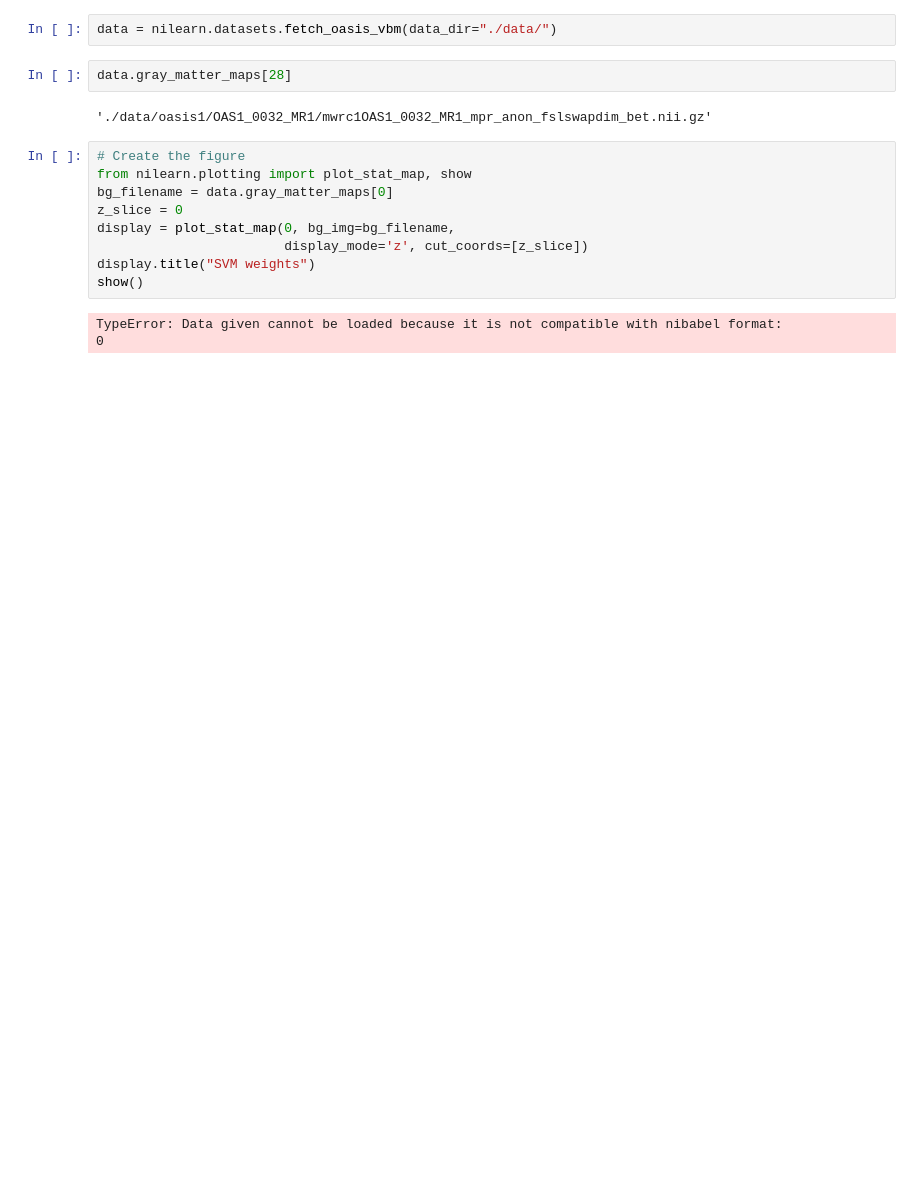
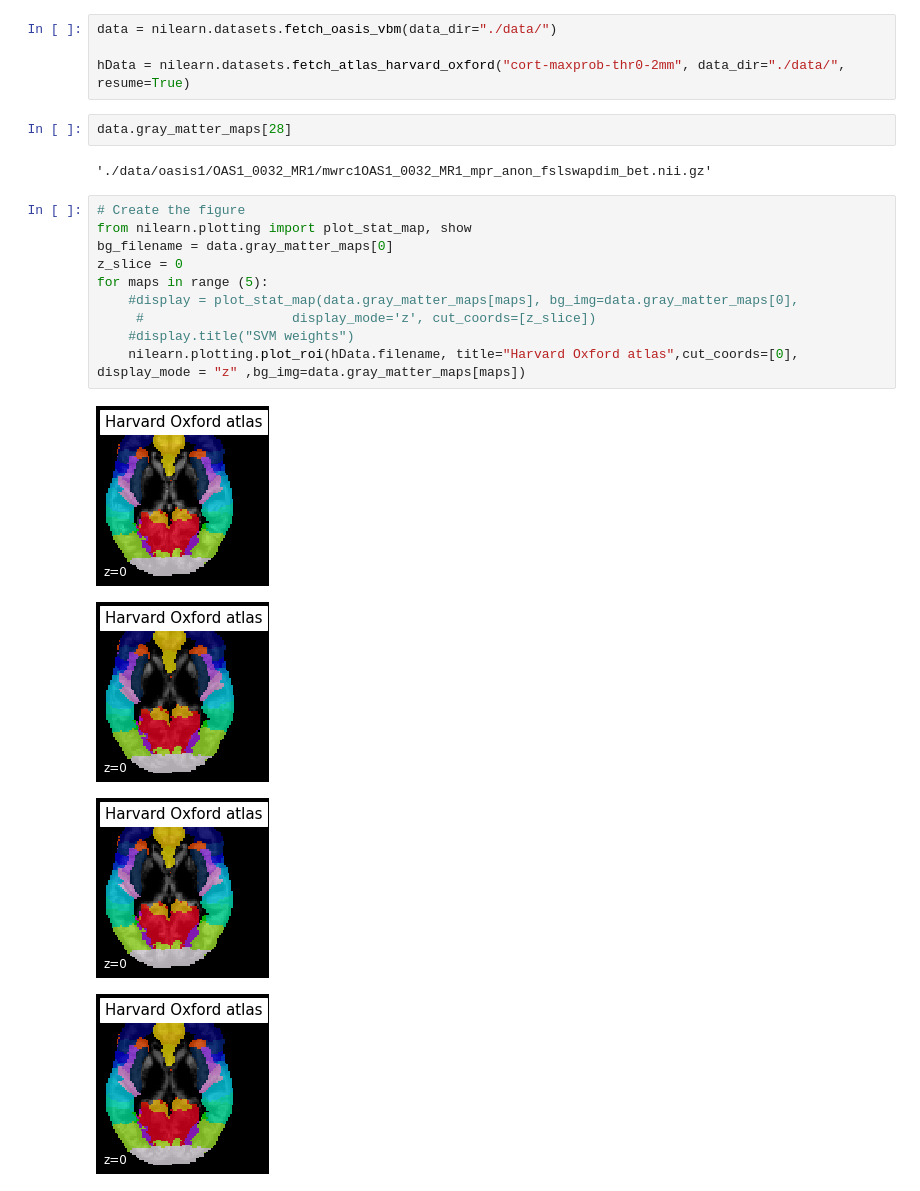
Before and after one commit to MHML21/alzheimers-detection, a Jupyter notebook: network_extraction.ipynb, the cells around one changed output. Drawn from its saved outputs; the diff is of its cells as text; blank space fills up the shorter version.

```diff
--- a/network_extraction.ipynb
+++ b/network_extraction.ipynb
@@ -7,6 +7,8 @@ patient_df = pd.read_csv("./patient_ids.csv")
 ids = list(patient_df['ID'])
 # %%
 data = nilearn.datasets.fetch_oasis_vbm(data_dir="./data/")
+
+hData = nilearn.datasets.fetch_atlas_harvard_oxford("cort-maxprob-thr0-2mm", data_dir="./data/", resume=True)
 # %%
 data.gray_matter_maps[28]
 # %% [output]
@@ -14,12 +16,15 @@ data.gray_matter_maps[28]
 # %%
 # Create the figure
 from nilearn.plotting import plot_stat_map, show
 bg_filename = data.gray_matter_maps[0]
 z_slice = 0
-display = plot_stat_map(0, bg_img=bg_filename,
-                        display_mode='z', cut_coords=[z_slice])
-display.title("SVM weights")
-show()
+for maps in range (5):
+    #display = plot_stat_map(data.gray_matter_maps[maps], bg_img=data.gray_matter_maps[0],
+     #                   display_mode='z', cut_coords=[z_slice])
+    #display.title("SVM weights")
+    nilearn.plotting.plot_roi(hData.filename, title="Harvard Oxford atlas",cut_coords=[0], display_mode = "z" ,bg_img=data.gray_matter_maps[maps])
 # %% [output]
-TypeError: Data given cannot be loaded because it is not compatible with nibabel format:
-0
+[figure, added]
+[figure, added]
+[figure, added]
+[figure, added]
```
Also changed, not shown: parts of 2 cells of this notebook, 3 other files.
